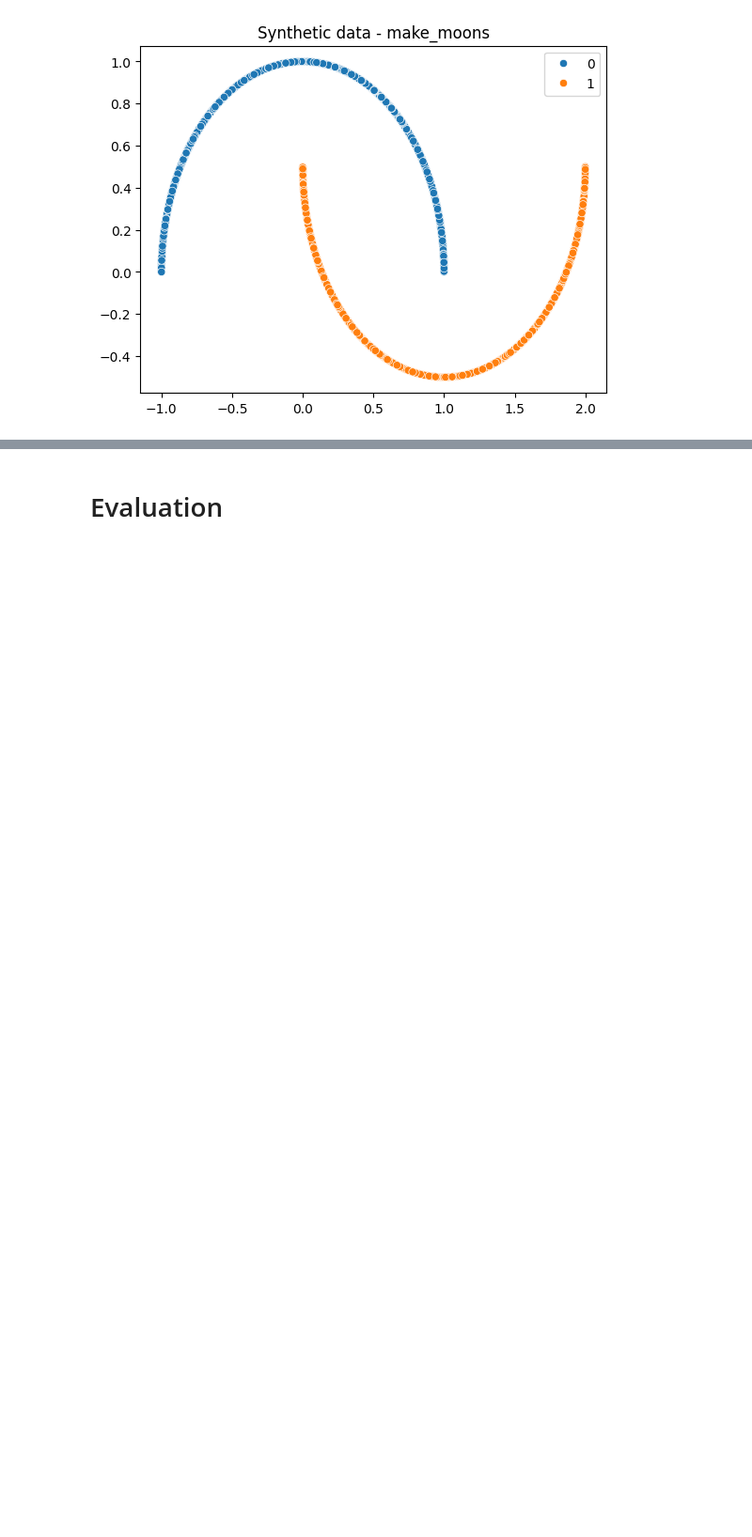
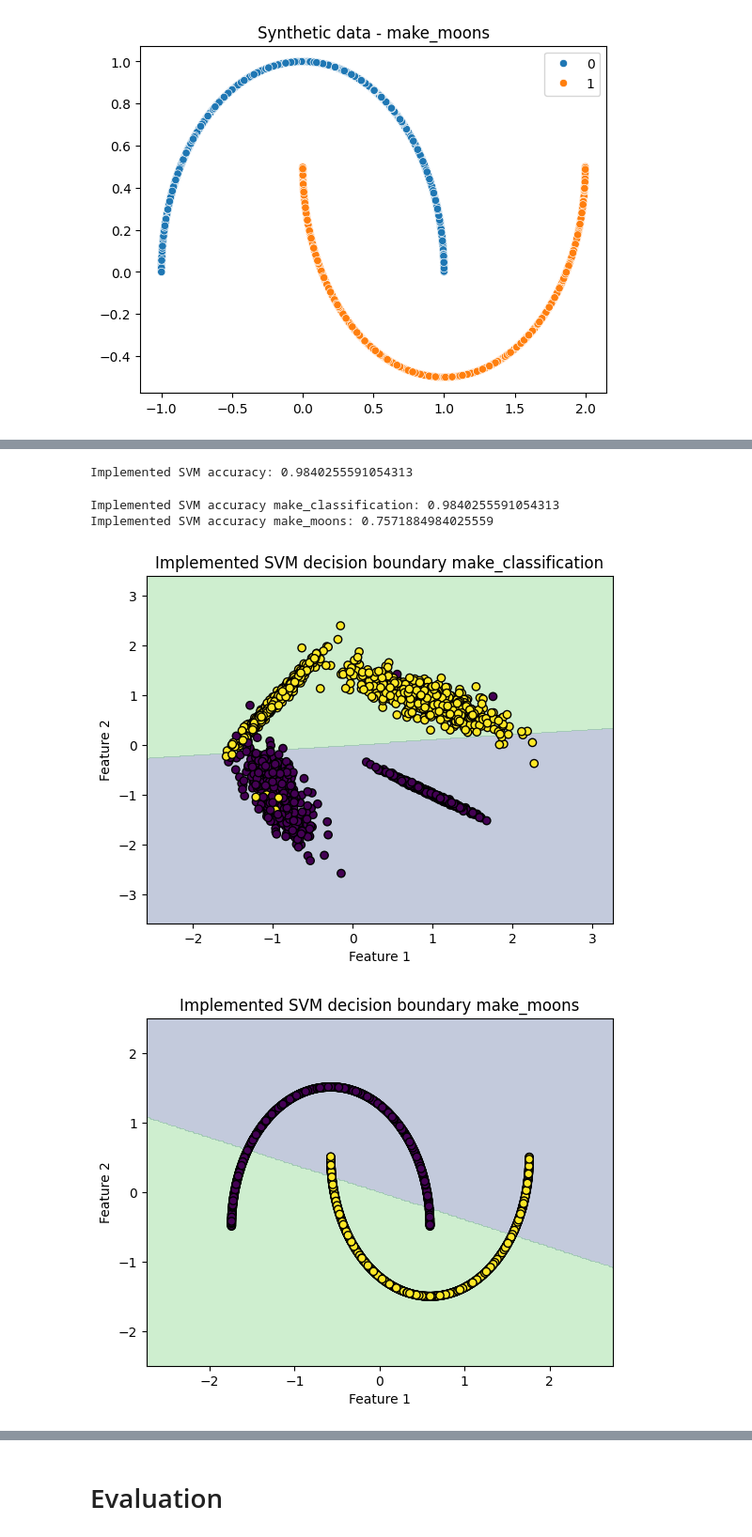
Before and after one commit to adamzsl/machine-learning, a Jupyter notebook: SVM/svm.ipynb, the cells around one changed output, grey strips where cells are left out. Shown: that part at 94% size. Cells and saved outputs as stored; diff of their text form; code cells hidden in the pictures; blank space fills up the shorter version.

```diff
--- a/SVM/svm.ipynb
+++ b/SVM/svm.ipynb
@@ -67,0 +131,56 @@ def plot_decision_boundary_clf(X, y, clf, title=""):
+# %%
+lams = res.x
+
+# support vectors mask
+sv = lams > 1e-6
+
+w = (lams * y_train_scaled) @ X_train_scaled
+b = np.mean(y_train_scaled[sv] - X_train_scaled[sv] @ w)
+
+def predict(X):
+    return np.sign(X @ w + b) # -1 or 1
+
+def predict_proba(X):
+    return (X @ w + b) # probability
+
+y_test_scaled = np.where(y_test==1, 1, -1)
+y_pred = predict(X_test_scaled)
+
+accuracy_impl = accuracy_score(y_test_scaled, y_pred)
+print(f"Implemented SVM accuracy: {accuracy_impl}")
+# %% [output]
+Implemented SVM accuracy: 0.9840255591054313
+# %%
+def train_impl_svm(X_train, y_train, maxiter=5):
+
+    y = np.where(y_train == 1, 1, -1)
+    n = X_train.shape[0]
+    K = X_train @ X_train.T
+    Y = y.reshape(-1,1) @ y.reshape(1,-1)
+    YK = Y * K
+
+    def obj(lam):
+        # dual objective (negated for minimizer)
+        return -(lam.sum() - 0.5 * lam @ YK @ lam)
+
+    cons = {'type':'eq', 'fun': lambda lam: lam @ y}
+    bounds = [(0, None)] * n
+    lam0 = np.ones(n)
+
+    res = minimize(obj,
+                   x0=lam0,
+                   bounds=bounds,
+                   constraints=cons,
+                   options={'maxiter': maxiter, 'disp': False})
+    lams = res.x
+    sv_mask = lams > 1e-6
+
+    w = (lams * y) @ X_train
+    b = np.mean(y[sv_mask] - X_train[sv_mask] @ w)
+
+    return {'w': w, 'b': b, 'lams': lams, 'sv': sv_mask, 'opt_res': res}
+
+
+def predict_impl_svm(model, X):
+    scores = X @ model['w'] + model['b']
+    return np.sign(scores), scores
@@ -68,2 +190,23 @@ def plot_decision_boundary_clf(X, y, clf, title=""):
+# %%
+y_test_scaled = np.where(y_test==1, 1, -1)
+ym_test_scaled = np.where(ym_test==1, 1, -1)
+
+y_pred_impl, y_score_impl = predict_impl_svm(model, X_test_scaled)
+accuracy_impl = accuracy_score(y_test_scaled, y_pred_impl)
+
+y_pred_impl_moons, y_score_impl_moons = predict_impl_svm(model_moons, Xm_test_scaled)
+accuracy_impl_moons = accuracy_score(ym_test_scaled, y_pred_impl_moons)
+
+print("Implemented SVM accuracy make_classification:", accuracy_impl)
+print("Implemented SVM accuracy make_moons:", accuracy_impl_moons)
+# %% [output]
+Implemented SVM accuracy make_classification: 0.9840255591054313
+Implemented SVM accuracy make_moons: 0.7571884984025559
+# %%
+plot_decision_boundary(X_train_scaled, y_train_scaled, model['w'], model['b'], title="Implemented SVM decision boundary make_classification")
+plot_decision_boundary(Xm_train_scaled, ym_train_scaled, model_moons['w'], model_moons['b'], title="Implemented SVM decision boundary make_moons")
+# %% [output]
+[figure, added]
+[figure, added]
 # %% [markdown]
 # Sklearn SVM SVC
```
Also changed, not shown: parts of 21 cells of this notebook.
